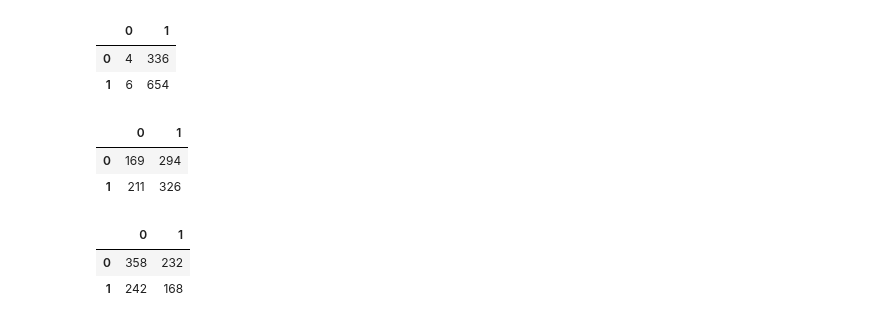
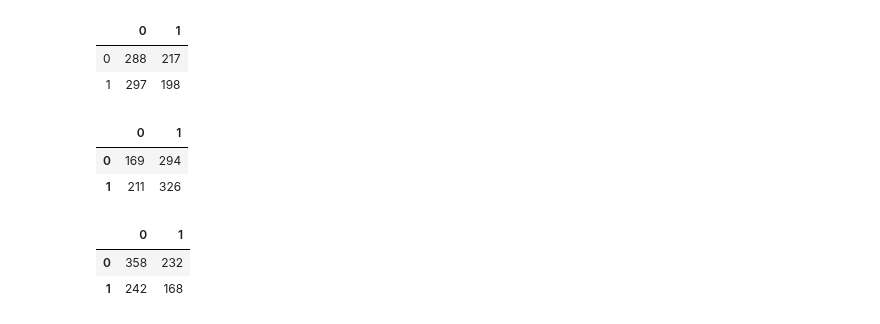
Before and after one commit to James-Leslie/deep-collaborative-filtering, a Jupyter notebook: goodbooks-results.ipynb, the cells around one changed output. Saved outputs shown, nothing was run; the diff lists cells and outputs as text; code cells hidden in the pictures.

Commit message:
added GB predictions

```diff
--- a/goodbooks-results.ipynb
+++ b/goodbooks-results.ipynb
@@ -50,5 +37,5 @@ young-adult_pred         0.0433
 dtype: float64
 # %%
-y_train = df[train].iloc[:,3:13]
-y_test = df[test].iloc[:,3:13]
+y_train = df[train]['adult-fiction']
+y_test = df[test]['adult-fiction']
 # %%
@@ -74,9 +52,9 @@ adult-fiction       0.48      0.51      0.50       495
 # %%
-pd.DataFrame(confusion_matrix(y_test.adult, df[test].iloc[:,-10:].adult_pred))
+pd.DataFrame(confusion_matrix(y_test, df[test]['prediction']))
 # %% [output]
 |  | 0 | 1 |
-| 0 | 4 | 336 |
-| 1 | 6 | 654 |
+| 0 | 288 | 217 |
+| 1 | 297 | 198 |
 # %%
 pd.DataFrame(confusion_matrix(y_test.contemporary, df[test].iloc[:,-10:].contemporary_pred))
 # %% [output]
```
Also changed, not shown: parts of 3 cells of this notebook, 3 other files.
